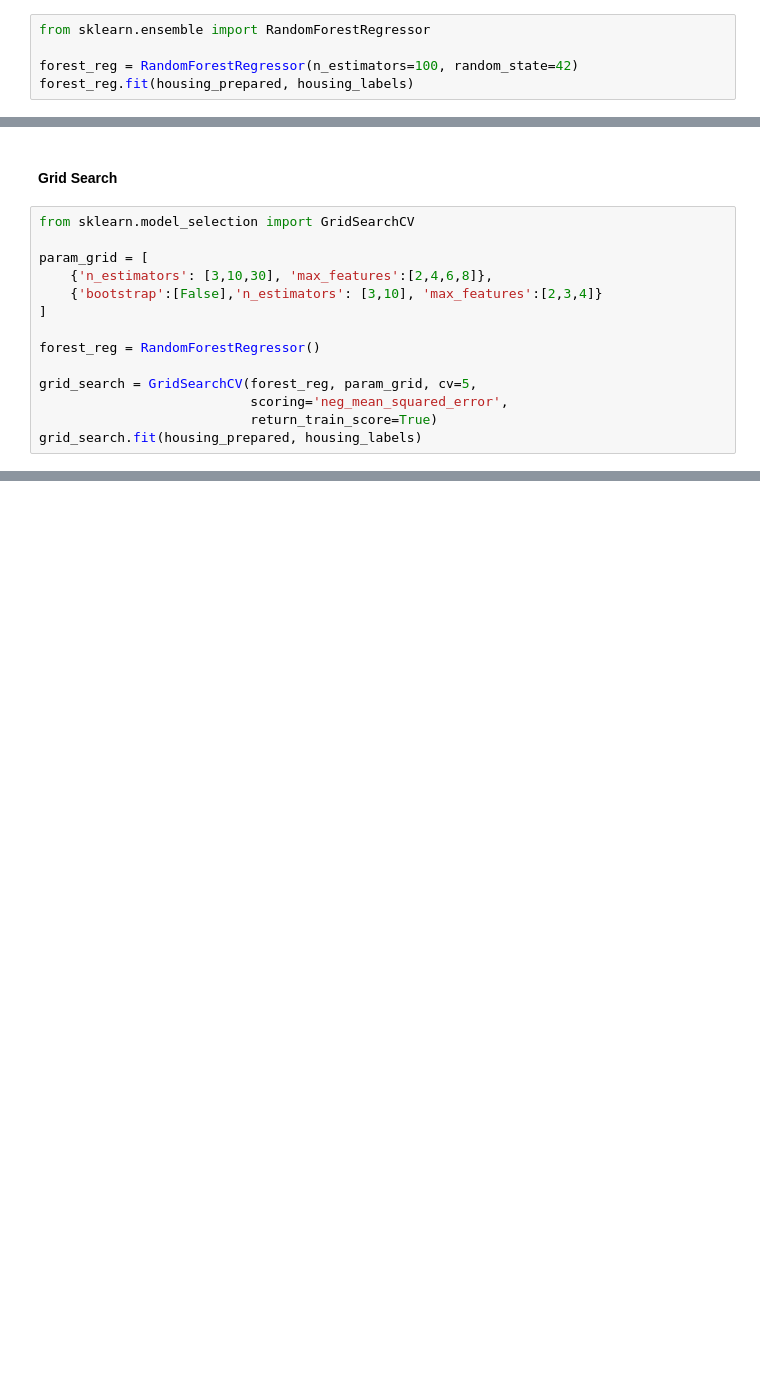
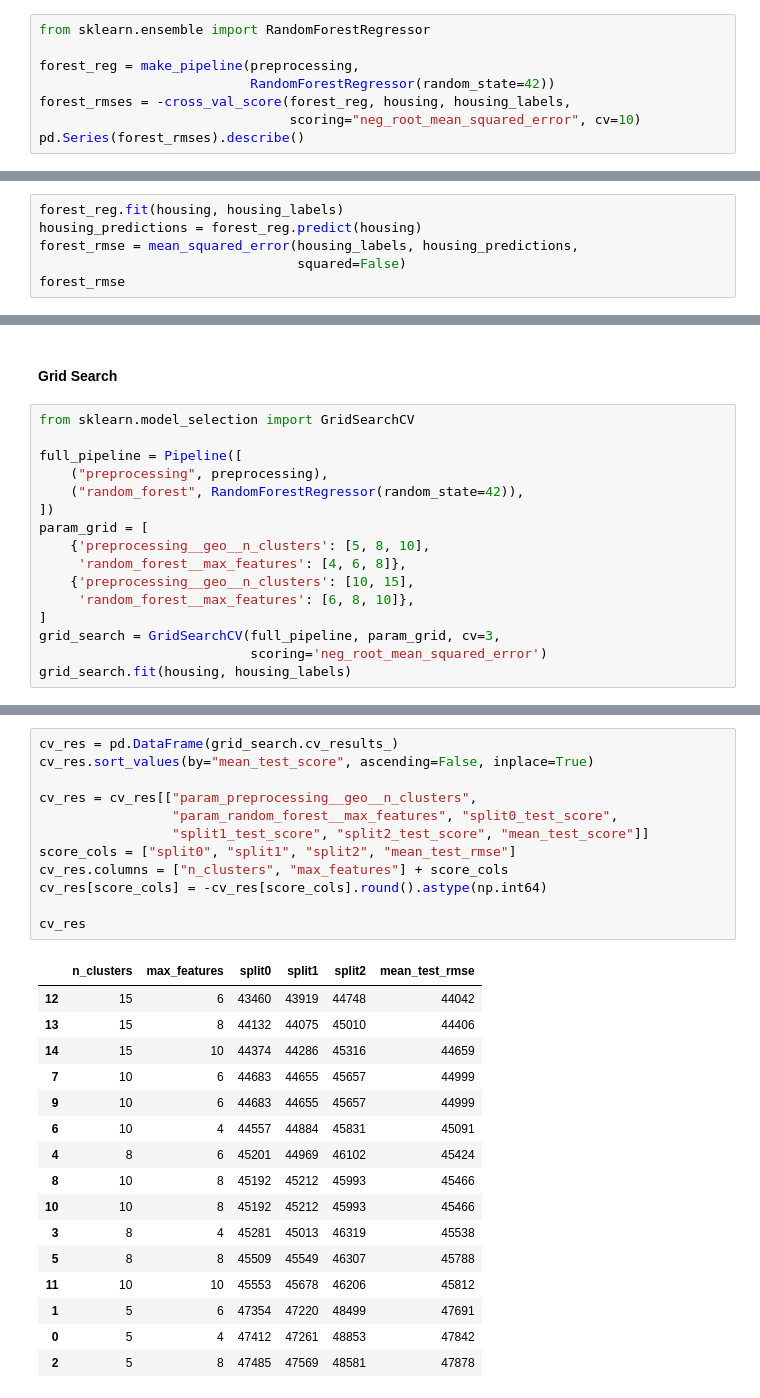
Before and after one commit to Nehlr1/California_housing_ML, a Jupyter notebook: California_housing_ML.ipynb, the cells around one changed output, grey strips where cells are left out. Saved outputs shown, nothing was run; the diff lists cells and outputs as text; blank space fills up the shorter version.

```diff
--- a/California_housing_ML.ipynb
+++ b/California_housing_ML.ipynb
@@ -933,6 +964,9 @@ Standard deviation: 1099.2543871326206
 # %%
 from sklearn.ensemble import RandomForestRegressor
 
-forest_reg = RandomForestRegressor(n_estimators=100, random_state=42)
-forest_reg.fit(housing_prepared, housing_labels)
+forest_reg = make_pipeline(preprocessing,
+                           RandomForestRegressor(random_state=42))
+forest_rmses = -cross_val_score(forest_reg, housing, housing_labels,
+                                scoring="neg_root_mean_squared_error", cv=10)
+pd.Series(forest_rmses).describe()
 # %% [output]
@@ -957,0 +982,6 @@ Standard deviation: 966.8840604178665
+# %%
+forest_reg.fit(housing, housing_labels)
+housing_predictions = forest_reg.predict(housing)
+forest_rmse = mean_squared_error(housing_labels, housing_predictions,
+                                 squared=False)
+forest_rmse
@@ -962,15 +994,17 @@ Standard deviation: 966.8840604178665
 # %%
 from sklearn.model_selection import GridSearchCV
 
+full_pipeline = Pipeline([
+    ("preprocessing", preprocessing),
+    ("random_forest", RandomForestRegressor(random_state=42)),
+])
 param_grid = [
-    {'n_estimators': [3,10,30], 'max_features':[2,4,6,8]},
-    {'bootstrap':[False],'n_estimators': [3,10], 'max_features':[2,3,4]}
+    {'preprocessing__geo__n_clusters': [5, 8, 10],
+     'random_forest__max_features': [4, 6, 8]},
+    {'preprocessing__geo__n_clusters': [10, 15],
+     'random_forest__max_features': [6, 8, 10]},
 ]
-
-forest_reg = RandomForestRegressor()
-
-grid_search = GridSearchCV(forest_reg, param_grid, cv=5,
-                           scoring='neg_mean_squared_error',
-                           return_train_score=True)
-grid_search.fit(housing_prepared, housing_labels)
+grid_search = GridSearchCV(full_pipeline, param_grid, cv=3,
+                           scoring='neg_root_mean_squared_error')
+grid_search.fit(housing, housing_labels)
 # %% [output]
@@ -1013,0 +1054,29 @@ for mean_score, params in zip(cvres["mean_test_score"], cvres["params"]):
+# %%
+cv_res = pd.DataFrame(grid_search.cv_results_)
+cv_res.sort_values(by="mean_test_score", ascending=False, inplace=True)
+
+cv_res = cv_res[["param_preprocessing__geo__n_clusters",
+                 "param_random_forest__max_features", "split0_test_score",
+                 "split1_test_score", "split2_test_score", "mean_test_score"]]
+score_cols = ["split0", "split1", "split2", "mean_test_rmse"]
+cv_res.columns = ["n_clusters", "max_features"] + score_cols
+cv_res[score_cols] = -cv_res[score_cols].round().astype(np.int64)
+
+cv_res
+# %% [output]
+|  | n_clusters | max_features | split0 | split1 | split2 | mean_test_rmse |
+| 12 | 15 | 6 | 43460 | 43919 | 44748 | 44042 |
+| 13 | 15 | 8 | 44132 | 44075 | 45010 | 44406 |
+| 14 | 15 | 10 | 44374 | 44286 | 45316 | 44659 |
+| 7 | 10 | 6 | 44683 | 44655 | 45657 | 44999 |
+| 9 | 10 | 6 | 44683 | 44655 | 45657 | 44999 |
+| 6 | 10 | 4 | 44557 | 44884 | 45831 | 45091 |
+| 4 | 8 | 6 | 45201 | 44969 | 46102 | 45424 |
+| 8 | 10 | 8 | 45192 | 45212 | 45993 | 45466 |
+| 10 | 10 | 8 | 45192 | 45212 | 45993 | 45466 |
+| 3 | 8 | 4 | 45281 | 45013 | 46319 | 45538 |
+| 5 | 8 | 8 | 45509 | 45549 | 46307 | 45788 |
+| 11 | 10 | 10 | 45553 | 45678 | 46206 | 45812 |
+| 1 | 5 | 6 | 47354 | 47220 | 48499 | 47691 |
+| 0 | 5 | 4 | 47412 | 47261 | 48853 | 47842 |
+| 2 | 5 | 8 | 47485 | 47569 | 48581 | 47878 |
```
Also changed, not shown: parts of 41 cells of this notebook.
